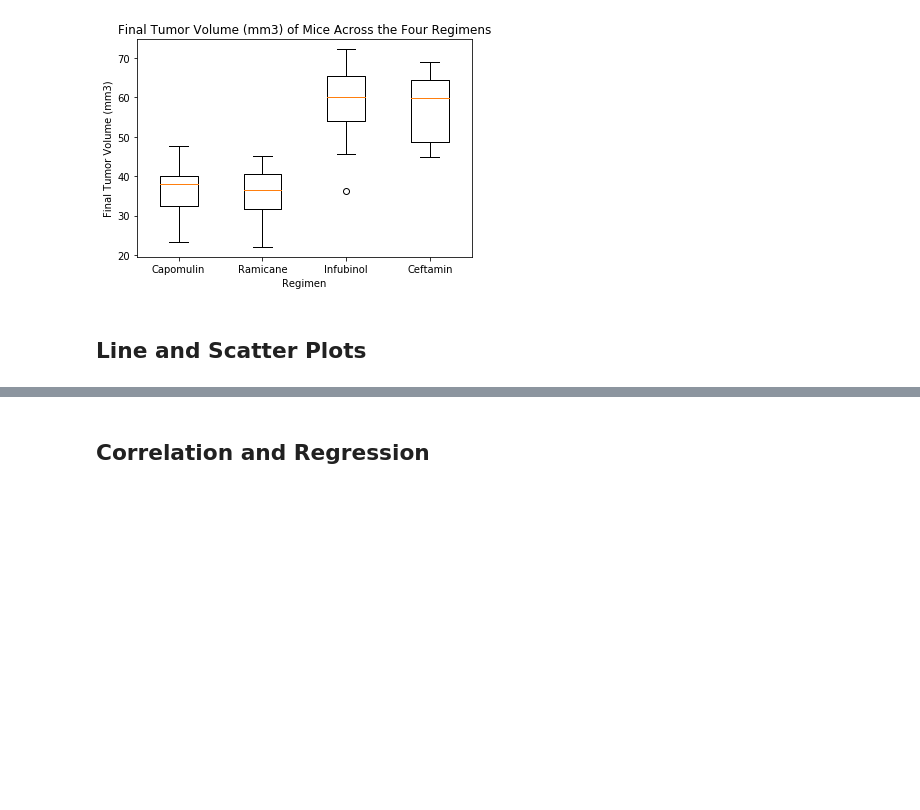
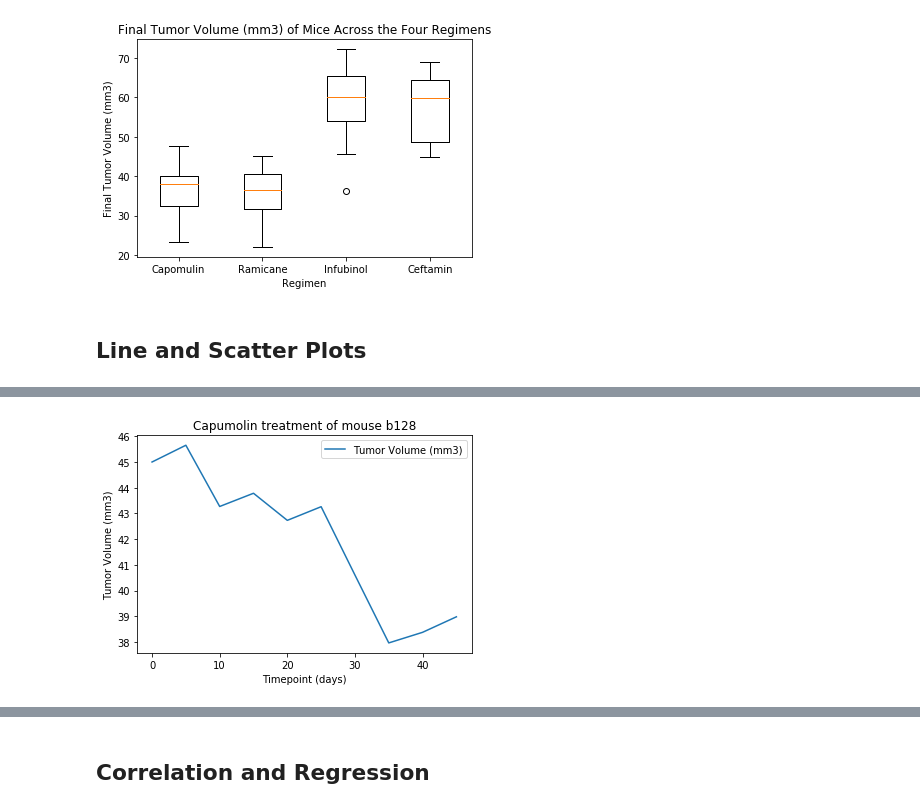
Before and after one commit to ckunakom/matplotlib-challenge, a Jupyter notebook: Pymaceuticals analysis.ipynb, the cells around one changed output, grey strips where cells are left out. Cells and saved outputs as stored; diff of their text form; code cells hidden in the pictures; blank space fills up the shorter version.

```diff
--- a/Pymaceuticals analysis.ipynb
+++ b/Pymaceuticals analysis.ipynb
@@ -288,3 +276,12 @@ tumorVol_drug[1].mean()
+# %%
+tumorVolTimept_df = capumulin_b128[['Tumor Volume (mm3)','Timepoint']]
+tumorVolTimept_df.plot(kind='line', x='Timepoint', y='Tumor Volume (mm3)')
+plt.title('Capumolin treatment of mouse b128')
+plt.ylabel('Tumor Volume (mm3)')
+plt.xlabel('Timepoint (days)')
+plt.show()
+# %% [output]
+[figure, added]
 # %%
 # Generate a scatter plot of average tumor volume vs. mouse weight for the Capomulin regimen.
 # Note: this means mouse weight goes on the x-axis, with average tumor volume on the y-axis.
```
Also changed, not shown: parts of 10 cells of this notebook.
